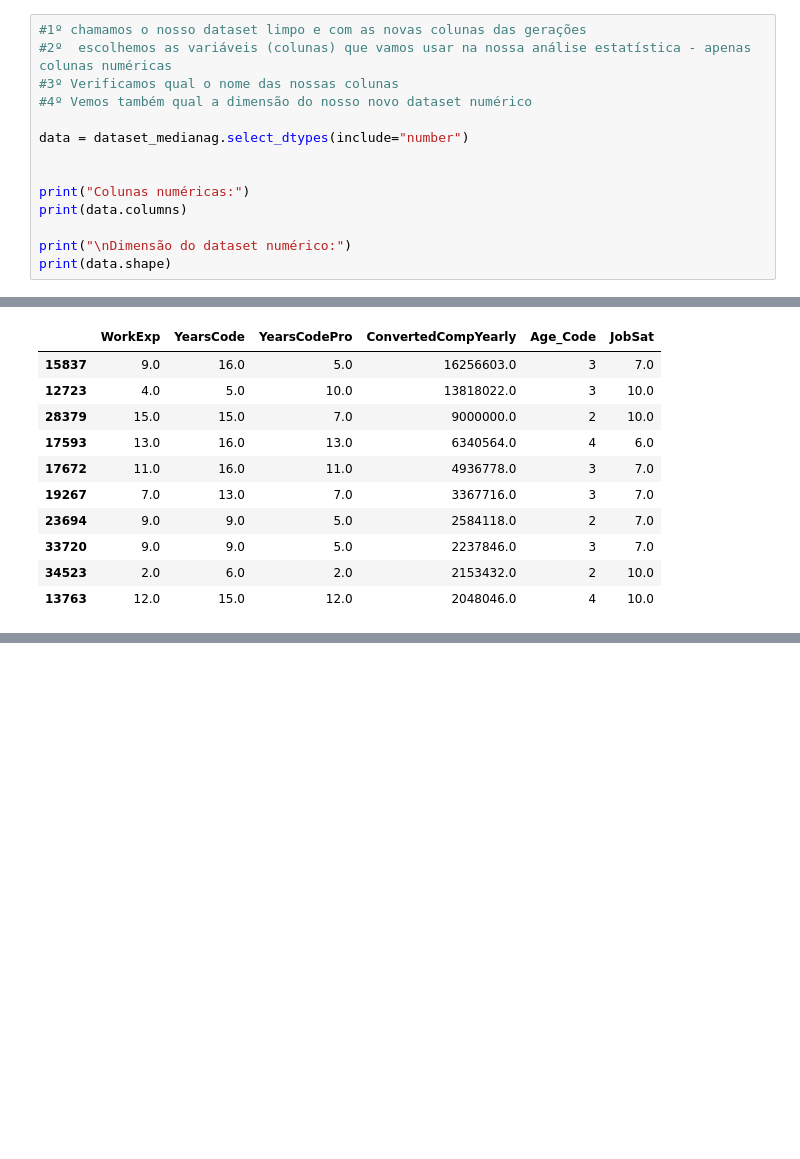
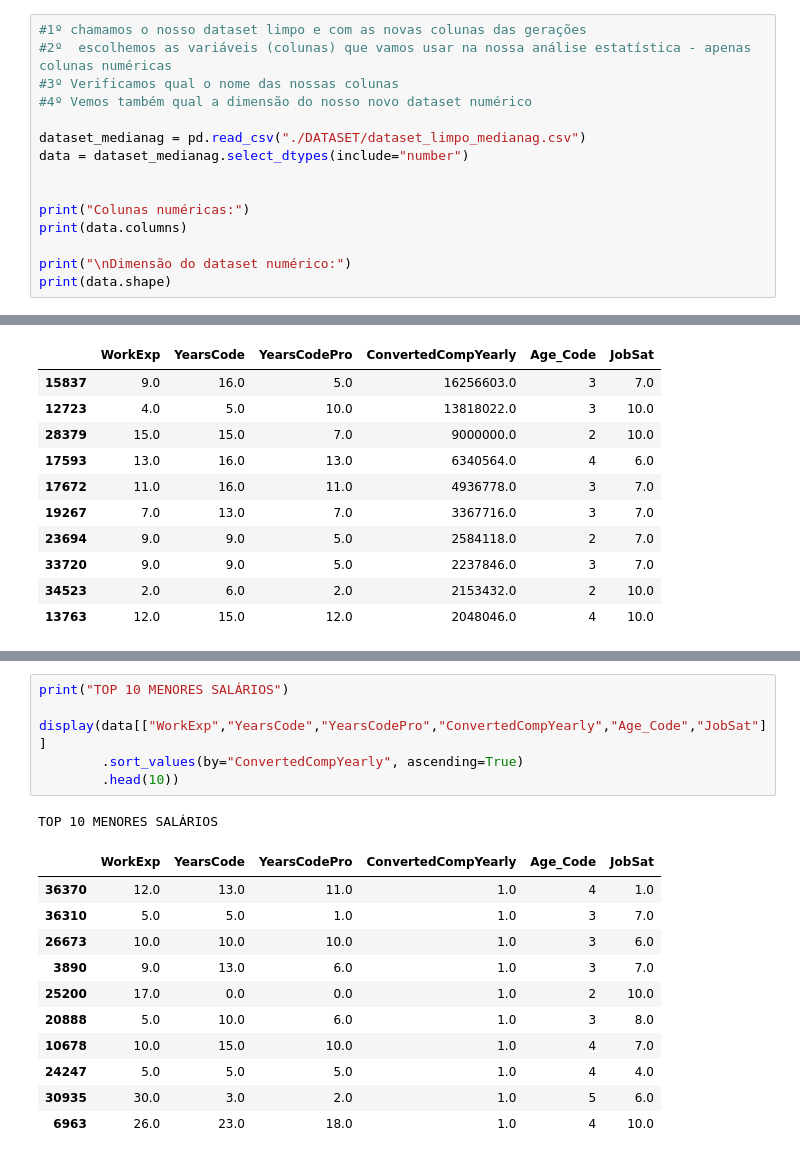
Before and after one commit to Rodrigo-CPEio/DataSet_GroupProject, a Jupyter notebook: Notebook_LAD.ipynb, the cells around one changed output, grey strips where cells are left out. Cells and saved outputs as stored; diff of their text form; blank space fills up the shorter version.

```diff
--- a/Notebook_LAD.ipynb
+++ b/Notebook_LAD.ipynb
@@ -222,6 +222,7 @@ srp.to_csv('DATASET/dataset_limpo_medianag.csv', index=False)
 #3º Verificamos qual o nome das nossas colunas
 #4º Vemos também qual a dimensão do nosso novo dataset numérico
 
+dataset_medianag = pd.read_csv("./DATASET/dataset_limpo_medianag.csv")
 data = dataset_medianag.select_dtypes(include="number")
 
 
@@ -535,3 +541,22 @@ TOP 10 MENORES SALÁRIOS
 | 2967 | 2.0 | 4.0 | 2.0 | 5025.0 | 2 | 3.0 |
 | 12045 | 2.0 | 4.0 | 1.0 | 5025.0 | 2 | 7.0 |
 | 28553 | 9.0 | 5.0 | 9.0 | 5051.0 | 3 | 7.0 |
+# %%
+print("TOP 10 MENORES SALÁRIOS")
+
+display(data[["WorkExp","YearsCode","YearsCodePro","ConvertedCompYearly","Age_Code","JobSat"]]
+        .sort_values(by="ConvertedCompYearly", ascending=True)
+        .head(10))
+# %% [output]
+TOP 10 MENORES SALÁRIOS
+|  | WorkExp | YearsCode | YearsCodePro | ConvertedCompYearly | Age_Code | JobSat |
+| 36370 | 12.0 | 13.0 | 11.0 | 1.0 | 4 | 1.0 |
+| 36310 | 5.0 | 5.0 | 1.0 | 1.0 | 3 | 7.0 |
+| 26673 | 10.0 | 10.0 | 10.0 | 1.0 | 3 | 6.0 |
+| 3890 | 9.0 | 13.0 | 6.0 | 1.0 | 3 | 7.0 |
+| 25200 | 17.0 | 0.0 | 0.0 | 1.0 | 2 | 10.0 |
+| 20888 | 5.0 | 10.0 | 6.0 | 1.0 | 3 | 8.0 |
+| 10678 | 10.0 | 15.0 | 10.0 | 1.0 | 4 | 7.0 |
+| 24247 | 5.0 | 5.0 | 5.0 | 1.0 | 4 | 4.0 |
+| 30935 | 30.0 | 3.0 | 2.0 | 1.0 | 5 | 6.0 |
+| 6963 | 26.0 | 23.0 | 18.0 | 1.0 | 4 | 10.0 |
```
Also changed, not shown: parts of 1 cell of this notebook.
